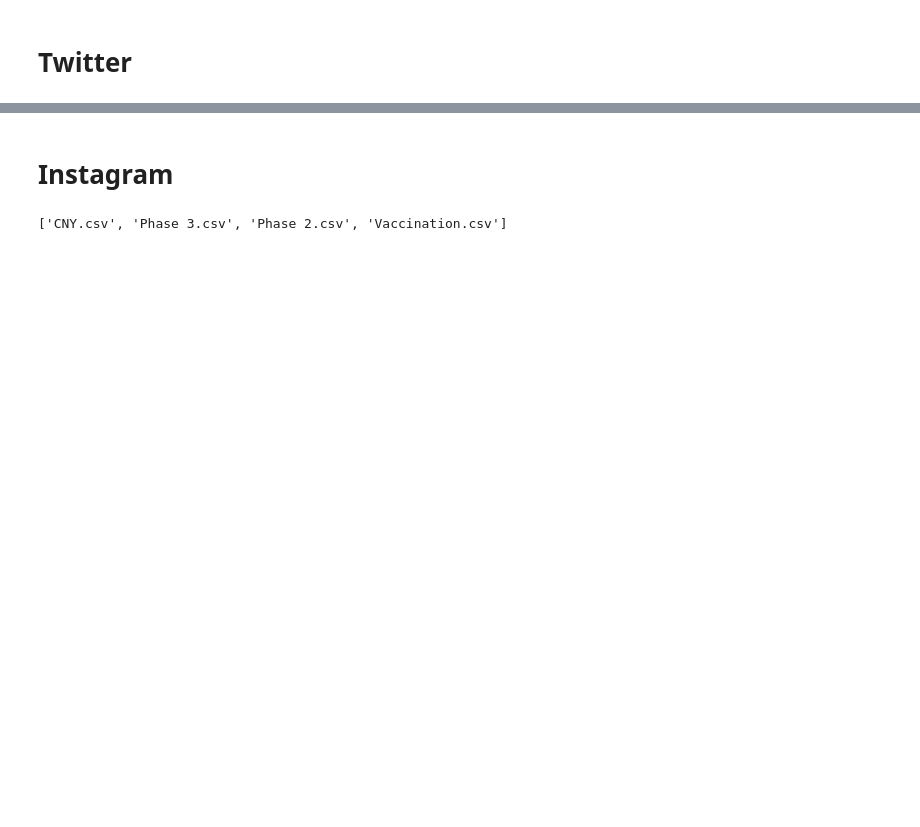
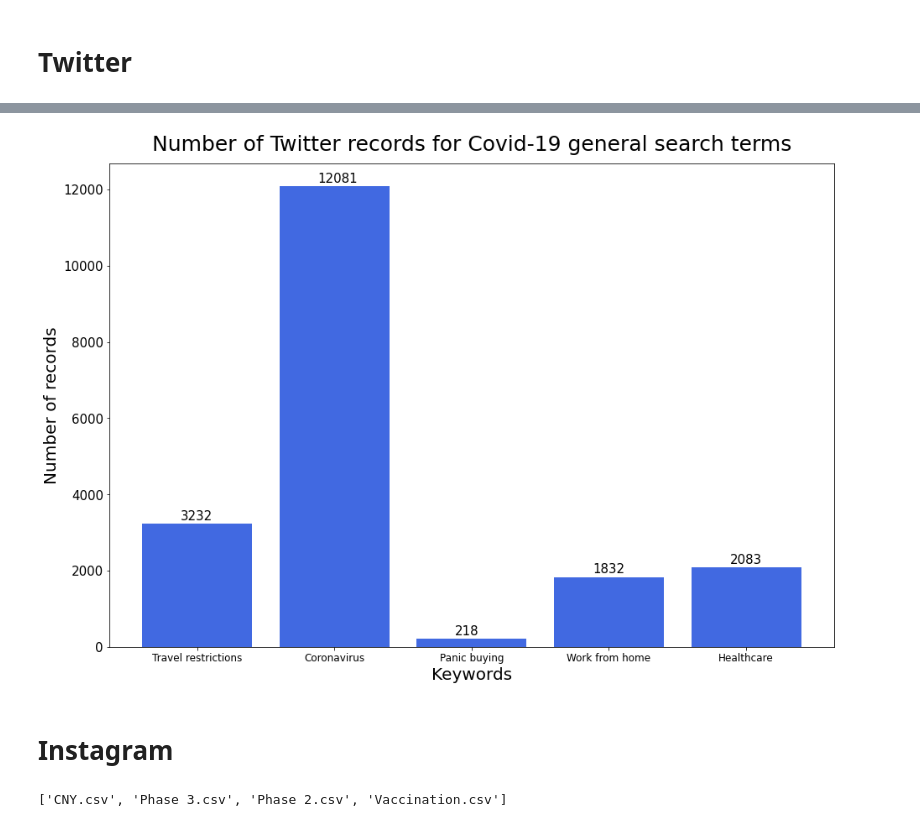
Before and after one commit to CJianYu98/Covid-19-Singapore-Analysis, a Jupyter notebook: Analysis/basic_EDA.ipynb, the cells around one changed output, grey strips where cells are left out. Saved outputs shown, nothing was run; the diff lists cells and outputs as text; code cells hidden in the pictures; blank space fills up the shorter version.

```diff
--- a/Analysis/basic_EDA.ipynb
+++ b/Analysis/basic_EDA.ipynb
@@ -60,0 +66,2 @@ plt.show()
+# %%
+tweets_data_1 = {}
@@ -61,3 +87,21 @@ plt.show()
+# %%
+fig = plt.figure()
+ax = fig.add_axes([0, 0,2,2])
+key_words = list(tweets_data_1.keys())
+num_records = list(tweets_data_1.values())
+ax.bar(key_words, num_records, color='royalblue')
+plt.title("Number of Twitter records for Covid-19 general search terms", fontsize = 25, pad=15)
+plt.xlabel("Keywords", fontsize = 20)
+plt.ylabel("Number of records",fontsize = 20)
+plt.xticks(fontsize=12)
+plt.yticks(fontsize=15)
+for i in range(len(key_words)):
+    plt.text(x= i-0.12 , y = num_records[i]+100, s=f"{num_records[i]}" , fontdict=dict(fontsize=15))
+
+plt.tight_layout()
+plt.show()
+# %% [output]
+[figure, added]
 # %% [markdown]
 # Instagram
 # %%
```
Also changed, not shown: parts of 19 cells of this notebook, 3 other files.
